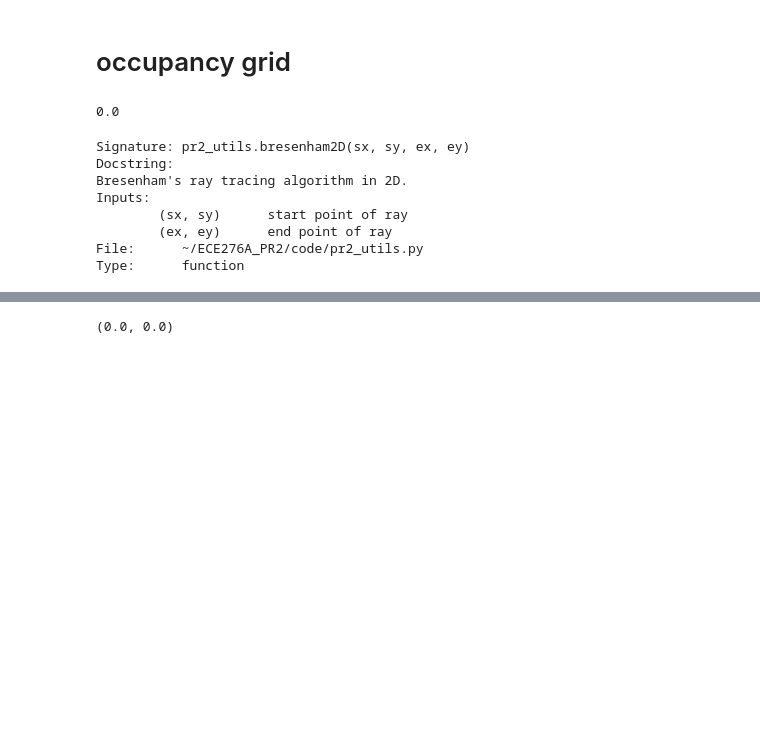
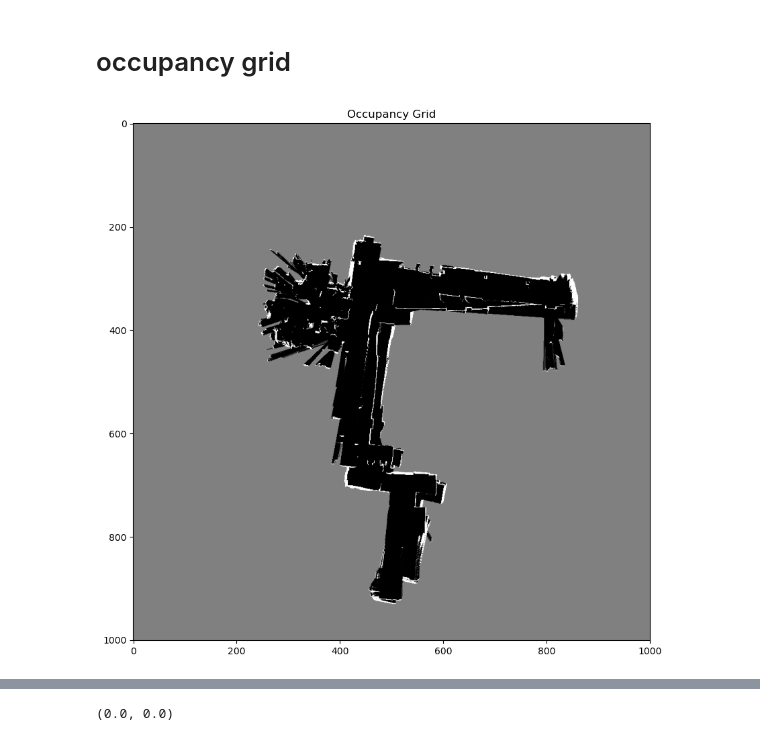
Before and after one commit to bharathraam29/SLAM_and_ICP, a Jupyter notebook: code/24_feb_scratch.ipynb, the cells around one changed output, grey strips where cells are left out. Cells and saved outputs as stored; diff of their text form; code cells hidden in the pictures; blank space fills up the shorter version.

Commit message:
occupancy grid done!!

```diff
--- a/code/24_feb_scratch.ipynb
+++ b/code/24_feb_scratch.ipynb
@@ -14,7 +14,7 @@ import matplotlib.pyplot as plt
 import load_data
 
 jax.config.update("jax_enable_x64", True)
-
+dataset_idx =20
 
 encoder_data= np.load(data_base_path+"Encoders20.npz")
 imu_data= np.load(data_base_path+'Imu20.npz')
@@ -206,23 +412,8 @@ import pr2_utils
 MAP = {}
 MAP['res'] = np.array([0.05, 0.05])    # meters
 MAP['min'] = np.array([-20.0, -20.0])  # meters
-MAP['max'] = np.array([20.0, 20.0])    # meters
+MAP['max'] = np.array([30.0, 30.0])    # meters
 MAP['size'] = np.ceil((MAP['max'] - MAP['min']) / MAP['res']).astype(int)
 isEven = MAP['size']%2==0
 MAP['size'][isEven] = MAP['size'][isEven]+1 # Make sure that the map has an odd size so that the origin is in the center cell
 MAP['map'] = np.zeros(MAP['size'])
-# %%
-MAP['map'][1,1]
-# %% [output]
-0.0
-# %%
-pr2_utils.bresenham2D?
-# %% [output]
-Signature: pr2_utils.bresenham2D(sx, sy, ex, ey)
-Docstring:
-Bresenham's ray tracing algorithm in 2D.
-Inputs:
-        (sx, sy)      start point of ray
-        (ex, ey)      end point of ray
-File:      ~/ECE276A_PR2/code/pr2_utils.py
-Type:      function
@@ -244 +420,38 @@ for idx in tqdm(range(encoder_ts.shape[-1]-1)):
+# %%
+for idx in tqdm(range(encoder_ts.shape[-1]-1)):
+    enc_ts = encoder_ts[idx]
+    curr_pose= icp_traj[idx] @ lidar_body_pose
+
+    curr_R, curr_p= ICP_stuff.get_R_and_P(curr_pose)
+
+    lidar_range_val = lidar_ranges[:, lidar_sync_map[enc_ts]]
+    lidar_pc= get_lidar_pc(lidar_range_val, lidar_range_min, lidar_range_max, lidar_angle_min, lidar_angle_max, lidar_angle_increment[0,0])
+
+    lidar_pc= ICP_stuff.rotate_pc(R=curr_R, pc=lidar_pc)+curr_p
+
+    lidar_xy_pts= lidar_pc[:,:2]
+
+    lidar_grid_pts= get_map_coords(lidar_xy_pts, MAP)-1
+
+    lidar_grid_x= lidar_grid_pts[:,0]
+    lidar_grid_y= lidar_grid_pts[:,1]
+
+    start_pt=get_map_coords(curr_p[:2],MAP)
+
+    for ii in range(lidar_grid_x.shape[0]):
+        x,y = pr2_utils.bresenham2D(start_pt[0],start_pt[1], lidar_grid_x[ii], lidar_grid_y[ii])
+        MAP['map'][y.astype(np.int32)[:-1], x.astype(np.int32)[:-1]] -= np.log(4)
+
+    MAP['map'][lidar_grid_y, lidar_grid_x] += np.log(4)
+
+    MAP['map'][np.where(MAP['map'] < -4*np.log(4))] = -4*np.log(4)
+    MAP['map'][np.where(MAP['map'] > 4*np.log(4))] = 4*np.log(4)
+# %%
+plt.figure(figsize=(10, 10))
+plt.title('Occupancy Grid')
+plt.imshow(1/(1+np.exp(-MAP['map'])), cmap='gray')
+plt.savefig('./outputs/LiDAR_scan_dt_{}.jpg'.format(dataset_idx))
+# plt.close()
+# %% [output]
+[figure, added]
 # %%
```
Also changed, not shown: parts of 7 cells of this notebook, 1 other file.
